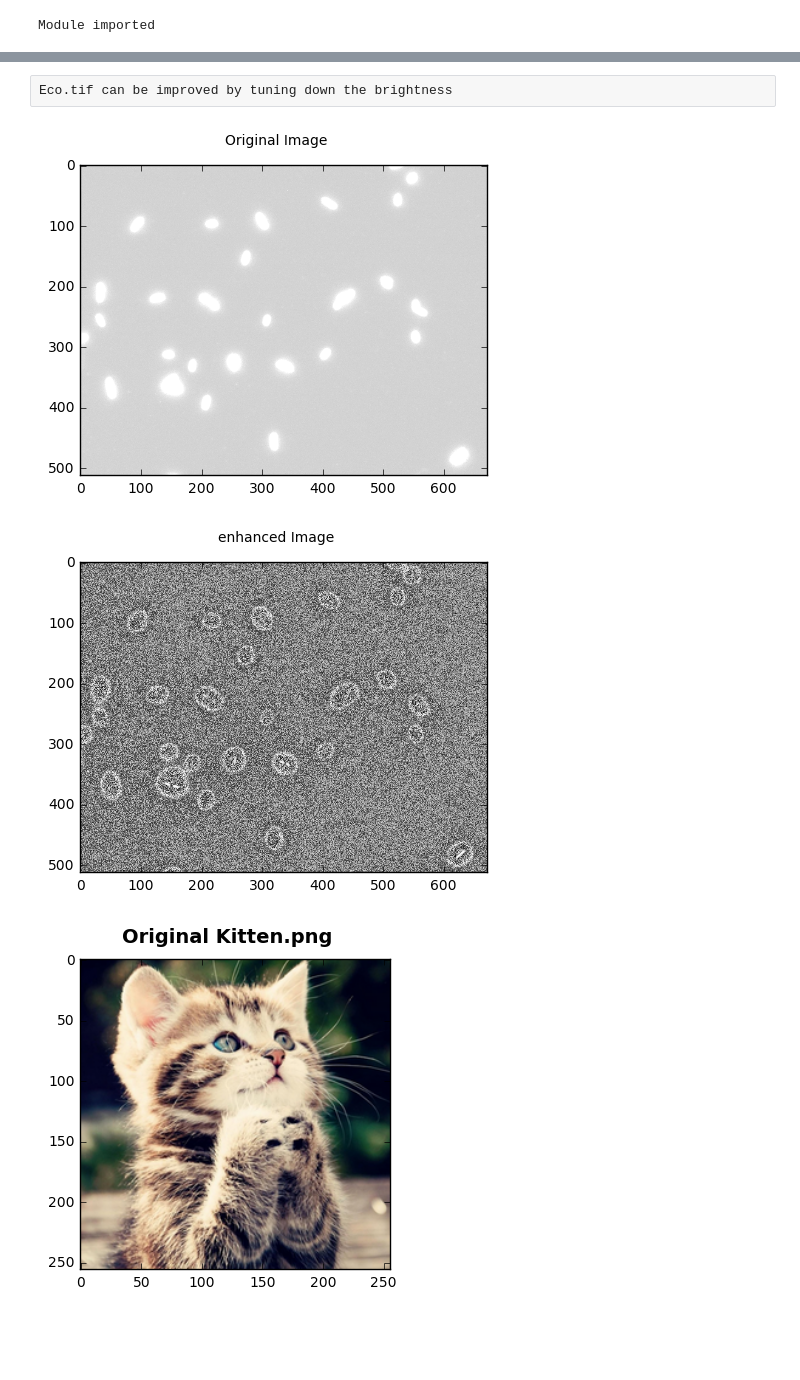
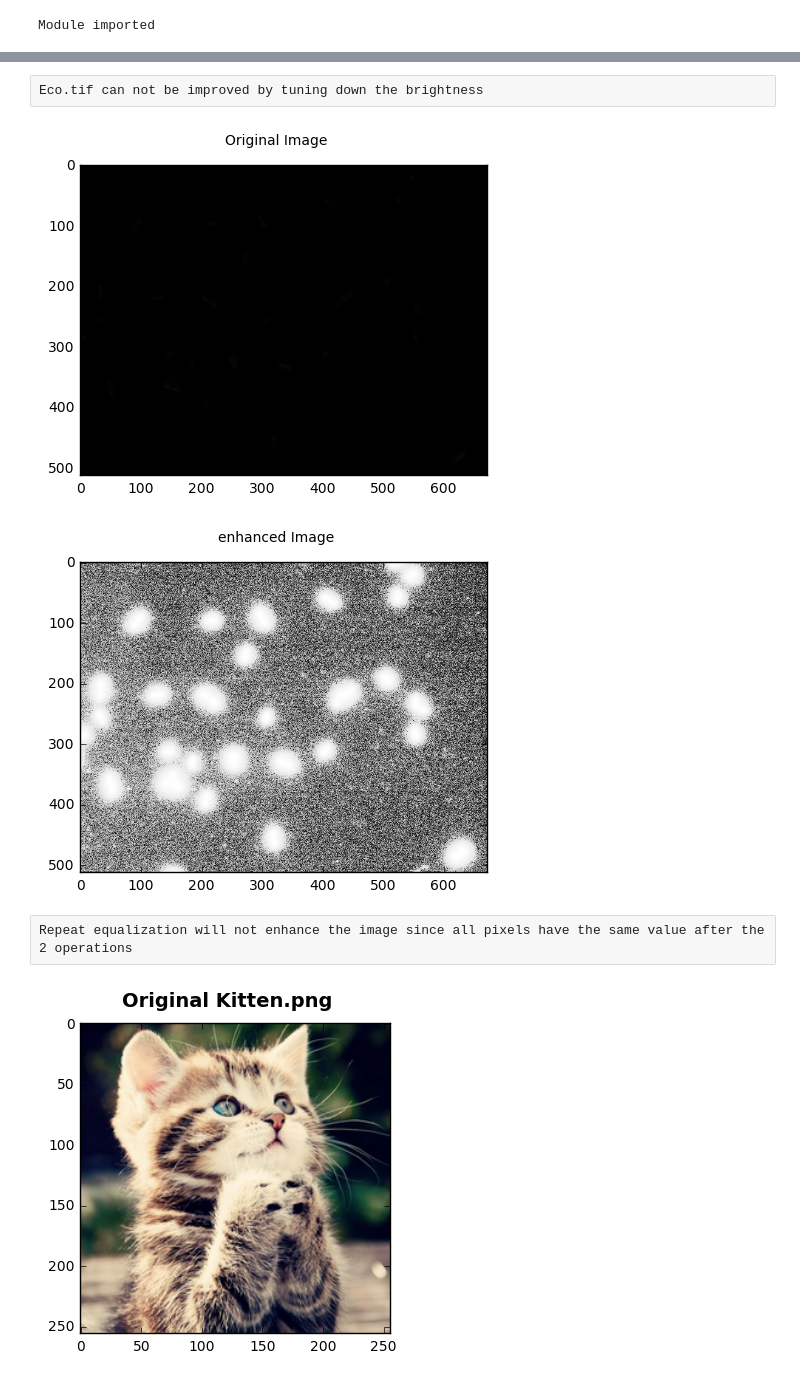
Before and after one commit to rexxy-sasori/ECE420, a Jupyter notebook: lab6/prelab6.ipynb, the cells around one changed output, grey strips where cells are left out. Cells and saved outputs as stored; diff of their text form; code cells hidden in the pictures; blank space fills up the shorter version.

```diff
--- a/lab6/prelab6.ipynb
+++ b/lab6/prelab6.ipynb
@@ -65,31 +68,33 @@ plt.show()
 # %% [raw]
-Eco.tif can be improved by tuning down the brightness
+Eco.tif can not be improved by tuning down the brightness
 # %%
 def histeq(pic):
     hist, bins = np.histogram(pic, bins = np.arange(201,2597))
-    cmap = ((hist.cumsum().astype('d')-1)*0.19047383764).astype('uint8')
+    cmap = ((hist.cumsum().astype('d')-1)*0.19047383764).astype('uint16')
     pic = np.interp(pic, bins[:-1], cmap)
     return pic
 # %%
 eco_origin = misc.imread('eco.tif')
 # Create a copy of the origina image for us to manipulate
 eco_bright = copy.deepcopy(eco_origin)
 
 # Call imadd to perform enhancement
-eco_bright = histeq(eco_bright)
-
+for i in range(1):
+    eco_bright = histeq(eco_bright)
 
 # Show the results
 fig_cam_origin = plt.figure(1)
 fig_cam_origin.suptitle('Original Image')
-plt.imshow(eco_origin,cmap='gray',vmin = 0, vmax = 255)
+plt.imshow(eco_origin,cmap='gray',vmin = 0, vmax = 65535)
 fig_cam_bright = plt.figure(2)
 fig_cam_bright.suptitle('enhanced Image')
-plt.imshow(eco_bright,cmap='gray',vmin = 0, vmax = 255)
+plt.imshow(eco_bright,cmap='gray',vmin = 0, vmax = 65535)
 plt.show()
 # %% [output]
-[figure, old version]
+[figure, new version]
-[figure, old version]
+[figure, new version]
+# %% [raw]
+Repeat equalization will not enhance the image since all pixels have the same value after the 2 operations
 # %%
 # Gaussian Kernel Following the Descriptiong:
 # http://www.mathworks.com/help/images/ref/fspecial.html
```
Also changed, not shown: parts of 4 cells of this notebook, 36 other files.
